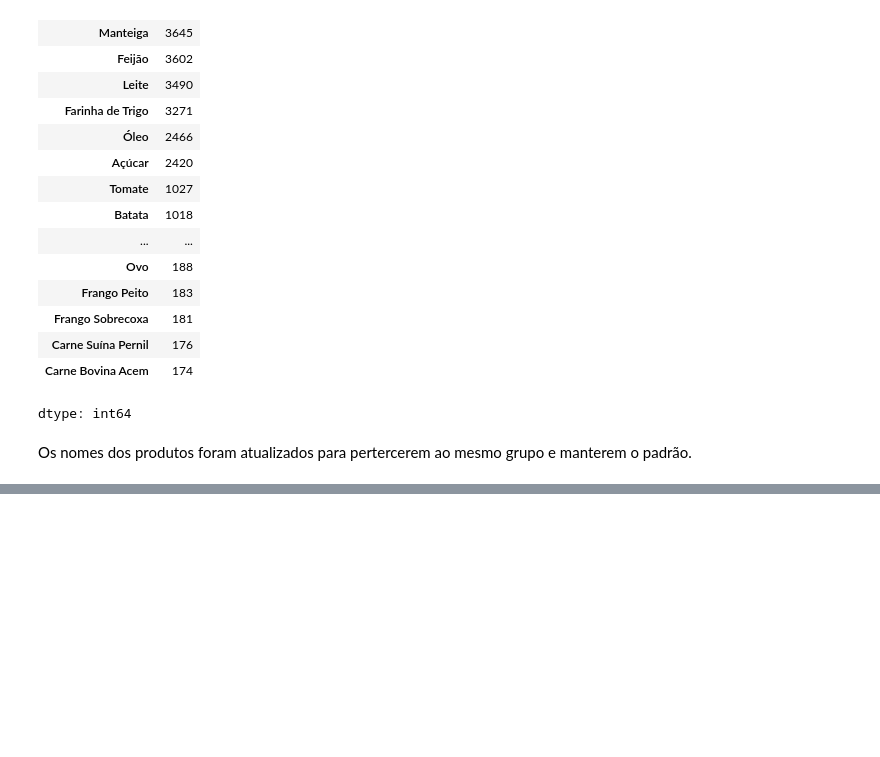
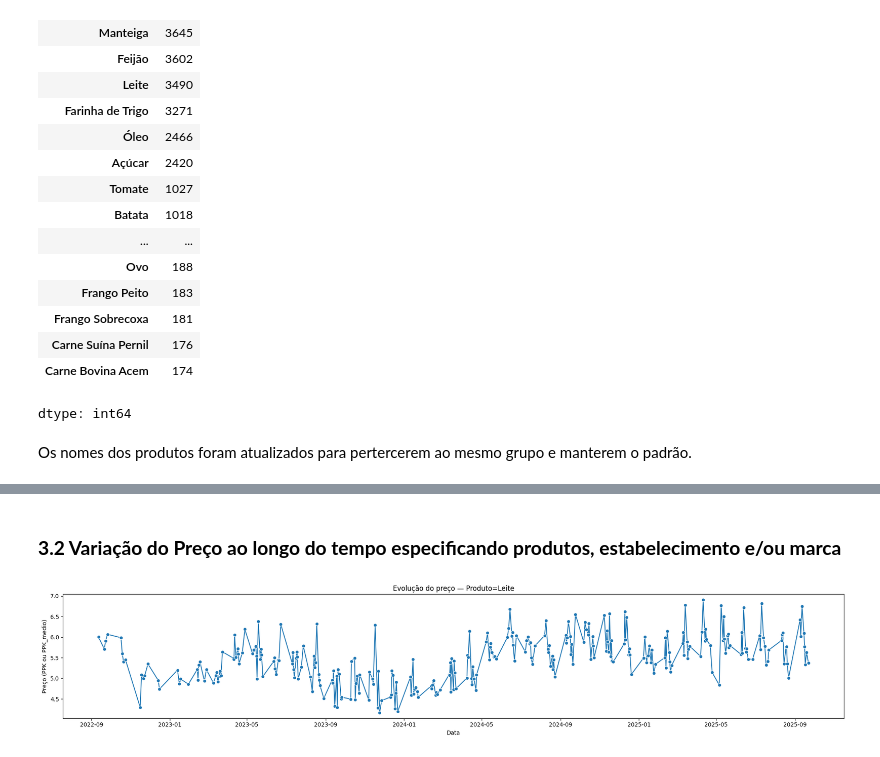
Before and after one commit to MariaPompiani/basic-basket-2025-analysis, a Jupyter notebook: extensao2_2025.ipynb, the cells around one changed output, grey strips where cells are left out. Saved outputs shown, nothing was run; the diff lists cells and outputs as text; code cells hidden in the pictures; blank space fills up the shorter version.

```diff
--- a/extensao2_2025.ipynb
+++ b/extensao2_2025.ipynb
@@ -151,0 +220,43 @@ Os nomes dos produtos foram atualizados para pertercerem ao mesmo grupo e manter
+# %% [markdown]
+### **3.2 Variação do Preço ao longo do tempo especificando produtos, estabelecimento e/ou marca**
+# %%
+def graficos_de_variação(produto, estabelecimento, marca):
+    filtro_Produto = data[data["Produto"] == produto].copy()
+
+    usa_ppk_medio = (estabelecimento is None) and (marca is None)
+
+    #Se for so o produto usamos PPK_medio feito anteriormente
+    if usa_ppk_medio:
+        serie = (
+            filtro_Produto.groupby("Data_Coleta")["PPK_medio"]
+              .mean()
+              .reset_index(name="Y")
+        )
+    else:
+        f = filtro_Produto.copy()
+        if estabelecimento is not None:
+            f = f[f["Estabelecimento"] == estabelecimento]
+
+        if marca is not None:
+            f = f[f["Marca"] == marca]
+
+        serie = (
+            f.groupby("Data_Coleta")["PPK"]
+            .mean()
+            .reset_index(name="Y")
+        )
+
+    plt.figure(figsize=(20,4))
+    sns.lineplot(data=serie, x="Data_Coleta", y="Y", marker="o")
+    plt.title(f"Evolução do preço — Produto={produto}"
+              + (f" | Mercado={estabelecimento}" if estabelecimento else "")
+              + (f" | Marca={marca}" if marca else "")
+            )
+    plt.xlabel("Data")
+    plt.ylabel("Preço (PPK ou PPK_medio)")
+    plt.tight_layout()
+    plt.show()
+# %%
+graficos_de_variação("Leite" , None, None)
+# %% [output]
+[figure, added]
```
Also changed, not shown: parts of 101 cells of this notebook.
